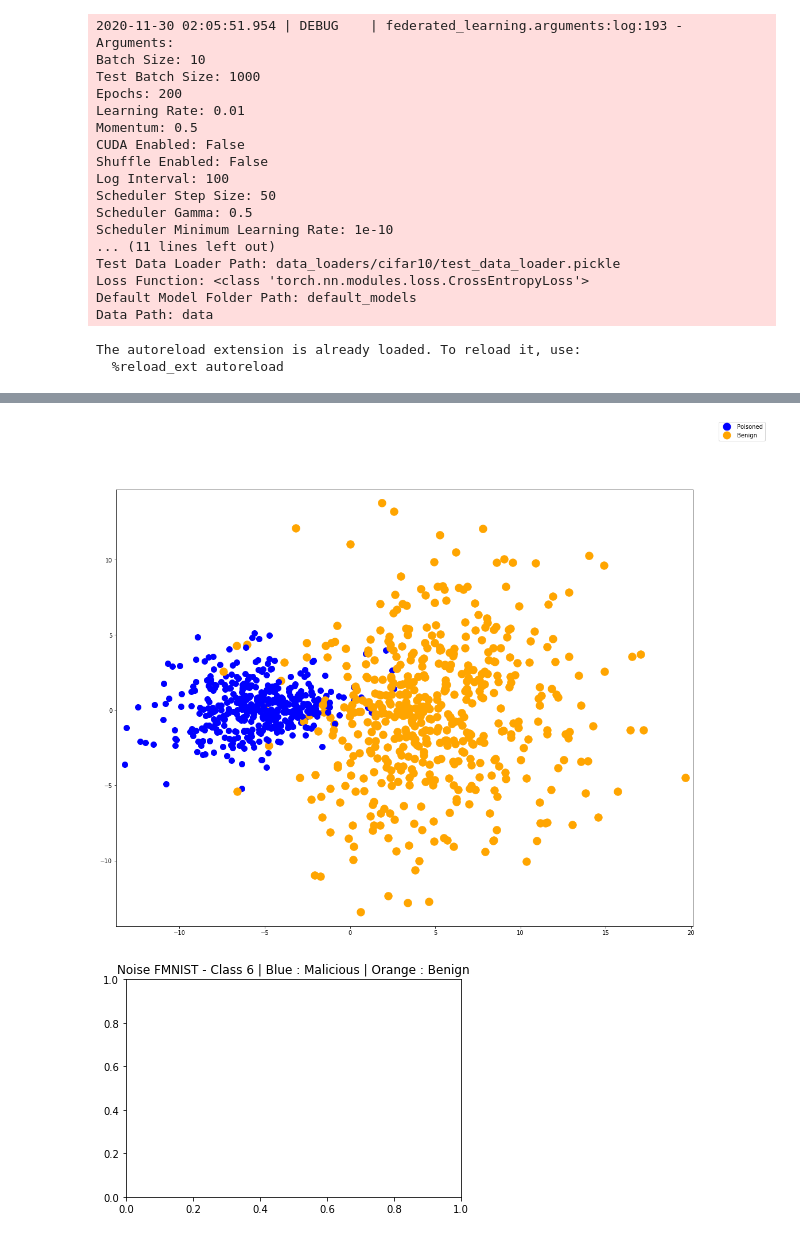
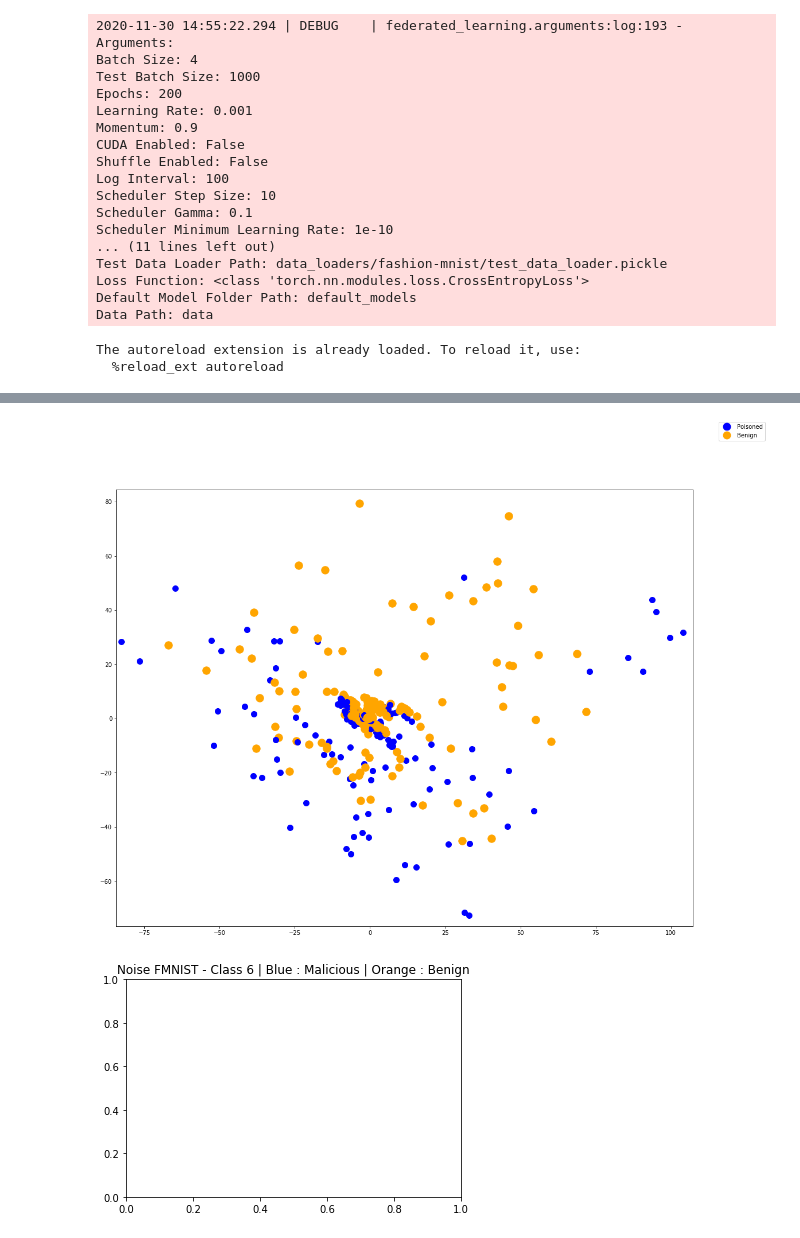
Before and after one commit to deepandas11/DPAttack, a Jupyter notebook: defense_expt.ipynb, the cells around one changed output, grey strips where cells are left out. Cells and saved outputs as stored; diff of their text form; code cells hidden in the pictures.

```diff
--- a/defense_expt.ipynb
+++ b/defense_expt.ipynb
@@ -24,33 +24,33 @@ args.log()
 
 SAVE_SIZE = (18, 14)
 
-MODELS_PATH = 'results/Nz_CIFAR_2/NzCIFAR_2_2010_models/'
-EXP_INFO_PATH = 'results/Nz_CIFAR_2/NzCIFAR_2_2010.log'
+MODELS_PATH = '../DataPoisoning_FL/results/Nz_FMNIST_6/NzFMNIST_6_2010_models/'
+EXP_INFO_PATH = '../DataPoisoning_FL/results/Nz_FMNIST_6/logs/NzFMNIST_6_2010.log'
 
 EPOCHS = list(range(10, 200))
-LAYER_NAME = "fc2.weight"
+LAYER_NAME = "fc.weight"
 
-CLASS_NUM = 2
+CLASS_NUM = 1
 POISONED_WORKER_IDS = get_poisoned_worker_ids_from_log(EXP_INFO_PATH, line_num=32)
 MODEL_FILES = sorted(os.listdir(MODELS_PATH))
 
 SAVE_NAME = "defense_results.jpg"
 SAVE_SIZE = (18, 14)
 # %% [output]
-2020-11-30 02:05:51.954 | DEBUG    | federated_learning.arguments:log:193 - Arguments:
-Batch Size: 10
+2020-11-30 14:55:22.294 | DEBUG    | federated_learning.arguments:log:193 - Arguments:
+Batch Size: 4
 Test Batch Size: 1000
 Epochs: 200
-Learning Rate: 0.01
-Momentum: 0.5
+Learning Rate: 0.001
+Momentum: 0.9
 CUDA Enabled: False
 Shuffle Enabled: False
 Log Interval: 100
-Scheduler Step Size: 50
-Scheduler Gamma: 0.5
+Scheduler Step Size: 10
+Scheduler Gamma: 0.1
 Scheduler Minimum Learning Rate: 1e-10
 ... (11 lines left out)
-Test Data Loader Path: data_loaders/cifar10/test_data_loader.pickle
+Test Data Loader Path: data_loaders/fashion-mnist/test_data_loader.pickle
 Loss Function: <class 'torch.nn.modules.loss.CrossEntropyLoss'>
 Default Model Folder Path: default_models
 Data Path: data
@@ -98,7 +98,7 @@ def plot_gradients_2d(gradients):
 # %%
 param_diff = []
 worker_ids = []
-
+l2_norms = []
 for epoch in EPOCHS:
     start_model_files = get_model_files_for_epoch(MODEL_FILES, epoch)
     start_model_file = get_model_files_for_suffix(start_model_files, args.get_epoch_save_start_suffix())[0]
@@ -119,6 +119,9 @@ for epoch in EPOCHS:
         gradient  = calculate_parameter_gradients(logger, start_model_layer_param, end_model_layer_param)
         gradient = gradient.flatten()
 
+        l2_norm = sum([item**2 for item in gradient])
+
+        l2_norms.append(l2_norm)
         param_diff.append(gradient)
         worker_ids.append(worker_id)
 
@@ -156,2 +159,2 @@ plot_gradients_2d(zip(worker_ids, dim_reduced_gradients))
-[figure, old version]
+[figure, new version]
 [figure]
```
Also changed, not shown: parts of 3 cells of this notebook, 3 other files.
